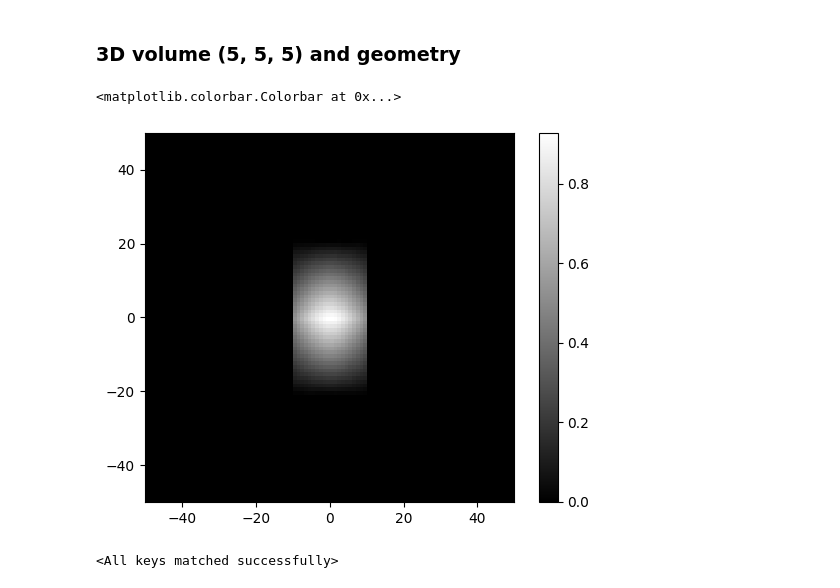
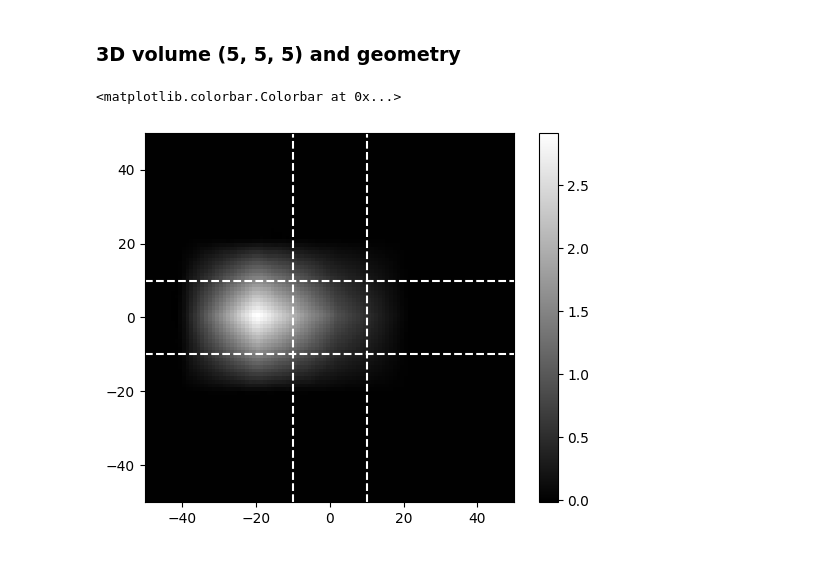
Before and after one commit to SepandKashani/xrt_toolkit, a Jupyter notebook: src/3D_splines_proj.ipynb, the cells around one changed output. Saved outputs shown, nothing was run; the diff lists cells and outputs as text; code cells hidden in the pictures.

Commit message:
3D spline projections algorithm FULL

```diff
--- a/src/3D_splines_proj.ipynb
+++ b/src/3D_splines_proj.ipynb
@@ -16,12 +16,28 @@ import xrt_toolkit as xtk
 ### 3D volume (5, 5, 5) and geometry
 # %%
 size = 5
+num_angles = 1
 detector_count = 100
 x = xp.zeros((size, size, size), dtype=xp.float32)
 x[2, 2, 2] = 1.0
+x[2,2,1] = 3.0
 
-angles = xp.linspace(0.4, xp.pi, 1, dtype=xp.float32, endpoint=False)
+angles = xp.linspace(0, xp.pi, num_angles, dtype=xp.float32, endpoint=False)
 detector_spec = xtk.DetectorSpec((5,5), (detector_count, detector_count))
 ray_spec = xtk.parallel_beam(Float(angles), detector_spec)
 
 knot_spec = xtk.UniformSpec(start=(-(size//2), -(size//2), -(size//2)), step=(1,1,1), num=(size, size, size))
+
+order = 0
+x_dr = Float(x.reshape(-1))
+y_dr = xtk.xrt_struct_apply(ray_spec, knot_spec, 1, x_dr)
+
+plt.imshow(np.asarray(y_dr).reshape(len(angles), detector_count, detector_count)[0], cmap='gray', extent=[-detector_count/2, detector_count/2, -detector_count/2, detector_count/2])
+plt.plot([-detector_count/2, detector_count/2], [10, 10], color='white', linestyle='--')
+plt.plot([10, 10], [-detector_count/2, detector_count/2], color='white', linestyle='--')
+plt.plot([-detector_count/2, detector_count/2], [-10, -10], color='white', linestyle='--')
+plt.plot([-10, -10], [-detector_count/2, detector_count/2], color='white', linestyle='--')
+plt.colorbar()
+# %% [output]
+<matplotlib.colorbar.Colorbar at 0x...>
+[figure, added]
@@ -32,31 +43,0 @@ y_dr = xtk.xrt_struct_apply(ray_spec, knot_spec, 1, x_dr)
-# %%
-plt.imshow(np.asarray(y_dr).reshape(len(angles), detector_count, detector_count)[0], cmap='gray', extent=[-detector_count/2, detector_count/2, -detector_count/2, detector_count/2])
-plt.colorbar()
-# %% [output]
-<matplotlib.colorbar.Colorbar at 0x...>
-[figure, removed]
-# %%
-import torch
-import torch.nn as nn
-
-class SplineNN(nn.Module):
-    def __init__(self, input_dim=4, output_dim=1):
-        super().__init__()
-        self.fc1 = nn.Linear(input_dim, 16)
-        self.fc2 = nn.Linear(16, 16)
-        self.fc3 = nn.Linear(16, 16)
-        self.fc4 = nn.Linear(16, 16)
-        self.fc5 = nn.Linear(16, output_dim)
-    def forward(self, x):
-        x = torch.relu(self.fc1(x))
-        x = torch.relu(self.fc2(x))
-        x = torch.relu(self.fc3(x))
-        x = torch.relu(self.fc4(x))
-        return self.fc5(x)
-
-device = torch.device("cuda" if torch.cuda.is_available() else "cpu")
-model = SplineNN(input_dim=4, output_dim=1).to(device)
-model.load_state_dict(torch.load('3D_boxsplines_model.pth', map_location=device))
-model.eval()
-# %% [output]
-<All keys matched successfully>
```
Also changed, not shown: parts of 4 cells of this notebook, 1 other file.
